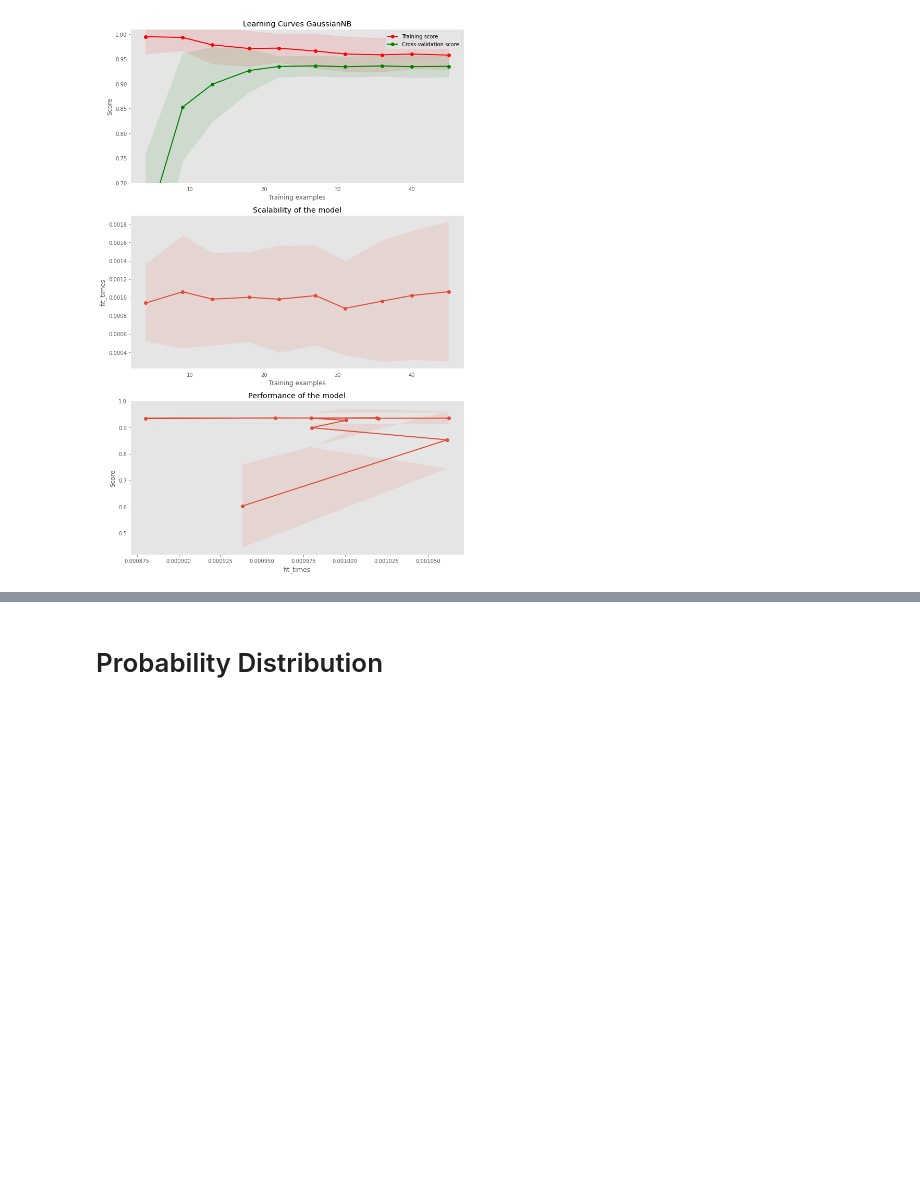
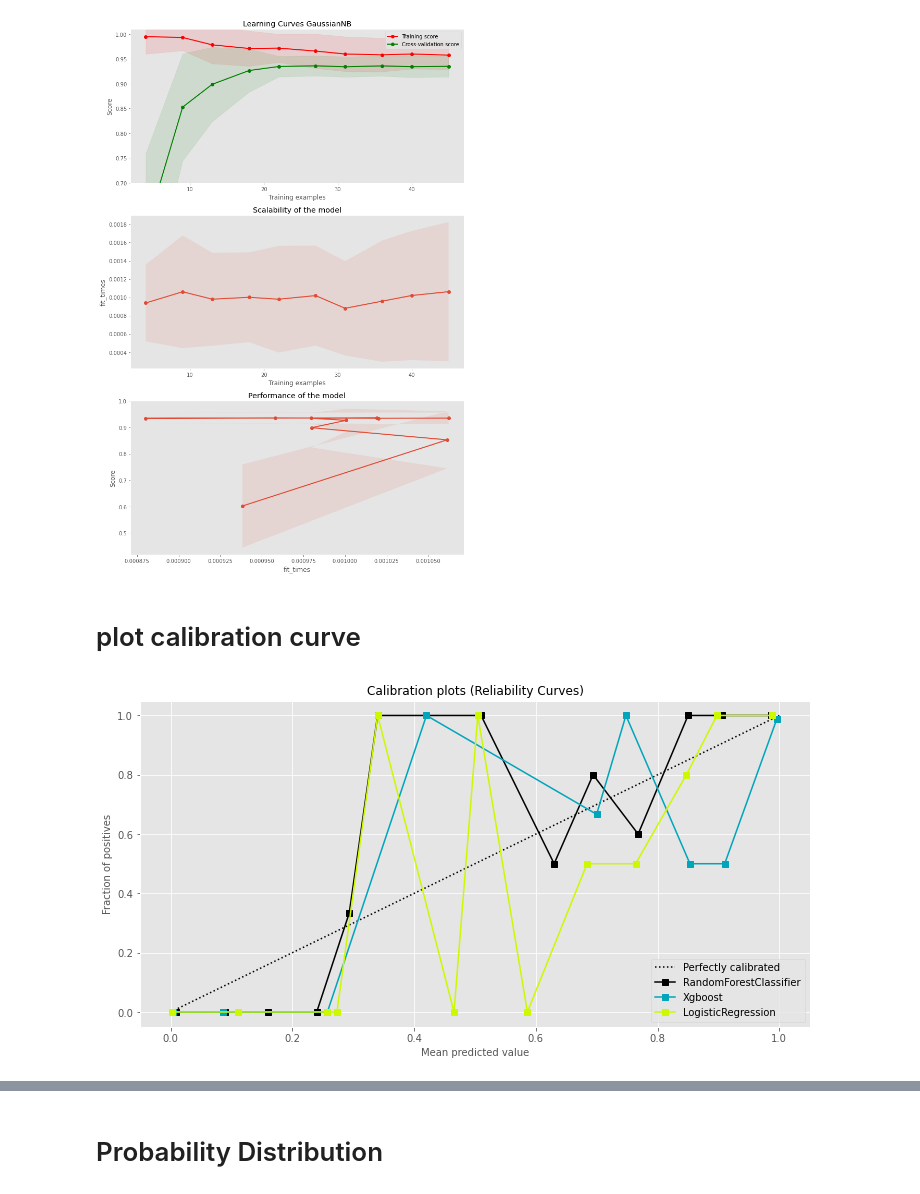
Before and after one commit to imanursar/Machine-Learning-Notes, a Jupyter notebook: Custom Function/Scoring Function.ipynb, the cells around one changed output, grey strips where cells are left out. Saved outputs shown, nothing was run; the diff lists cells and outputs as text; code cells hidden in the pictures; blank space fills up the shorter version.

```diff
--- a/Custom Function/Scoring Function.ipynb
+++ b/Custom Function/Scoring Function.ipynb
@@ -24,7 +27,7 @@ cancer = load_breast_cancer()
 X_train, X_test, y_train, y_test = train_test_split(
     cancer.data, cancer.target, stratify=cancer.target, random_state=42)
 # %%
-models,model_name,probs_model,probs_bool_model,pred_model,time_1,time_2 = model.modeling(
+models,model_name,probs_model,probs_dual_model,probs_bool_model,pred_model,time_1,time_2 = model.modeling(
     X_train, X_test, y_train, y_test,['xgb','lr','random_forest'],
     types='classification',detail=False)
 # %% [output]
@@ -349,3 +352,12 @@ nb = GaussianNB()
 scoring.plot_learning_curve(cancer.data, cancer.target,"GaussianNB",nb,50,0.2)
 # %% [output]
 [figure]
+# %% [markdown]
+# plot calibration curve
+# %%
+scoring.plot_calibration_curve(y_test, probs_model, clf_names=model_name, n_bins=15,
+                               title='Calibration plots (Reliability Curves)',
+                               ax=None, figsize=(12,6), cmap='nipy_spectral',
+                               title_fontsize="large", text_fontsize="medium")
+# %% [output]
+[figure, added]
```
Also changed, not shown: parts of 8 cells of this notebook.
